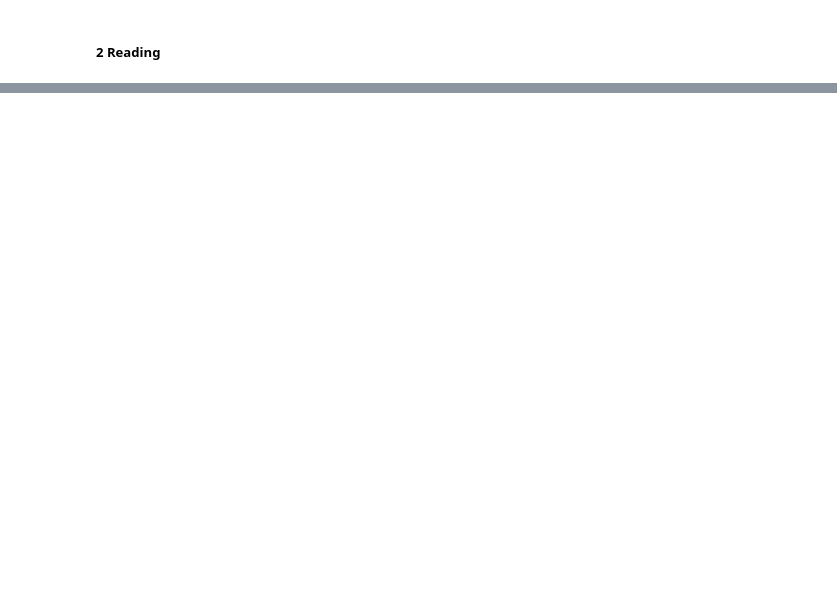
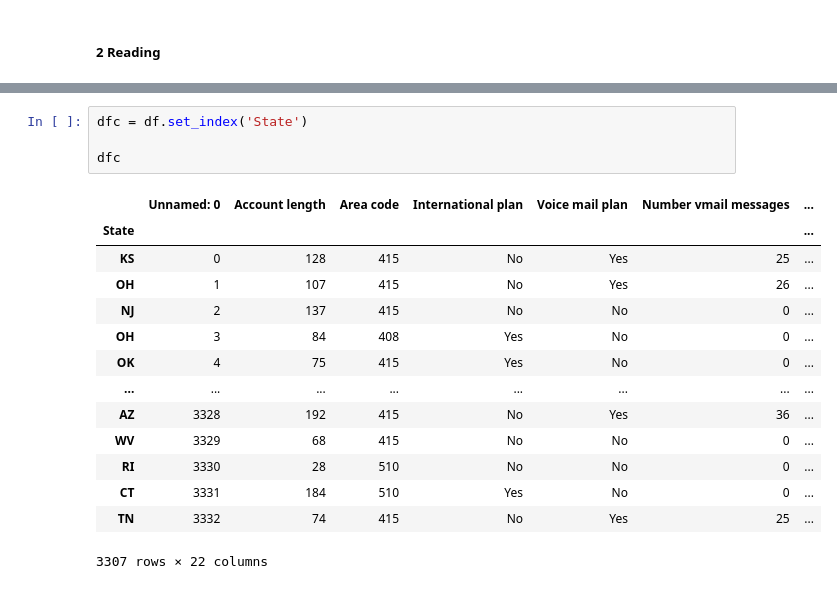
Before and after one commit to ben-on/Data-Science, a Jupyter notebook: pandas_basics.ipynb, the cells around one changed output, grey strips where cells are left out. Cells and saved outputs as stored; diff of their text form; blank space fills up the shorter version.

```diff
--- a/pandas_basics.ipynb
+++ b/pandas_basics.ipynb
@@ -48,0 +243,19 @@ df_from_dict.head()
+# %%
+dfc = df.set_index('State')
+
+dfc
+# %% [output]
+|  | Unnamed: 0 | Account length | Area code | International plan | Voice mail plan | Number vmail messages | ... |
+| State |  |  |  |  |  |  | ... |
+| KS | 0 | 128 | 415 | No | Yes | 25 | ... |
+| OH | 1 | 107 | 415 | No | Yes | 26 | ... |
+| NJ | 2 | 137 | 415 | No | No | 0 | ... |
+| OH | 3 | 84 | 408 | Yes | No | 0 | ... |
+| OK | 4 | 75 | 415 | Yes | No | 0 | ... |
+| ... | ... | ... | ... | ... | ... | ... | ... |
+| AZ | 3328 | 192 | 415 | No | Yes | 36 | ... |
+| WV | 3329 | 68 | 415 | No | No | 0 | ... |
+| RI | 3330 | 28 | 510 | No | No | 0 | ... |
+| CT | 3331 | 184 | 510 | Yes | No | 0 | ... |
+| TN | 3332 | 74 | 415 | No | Yes | 25 | ... |
+3307 rows × 22 columns
```
Also changed, not shown: parts of 25 cells of this notebook, 6 other files.
